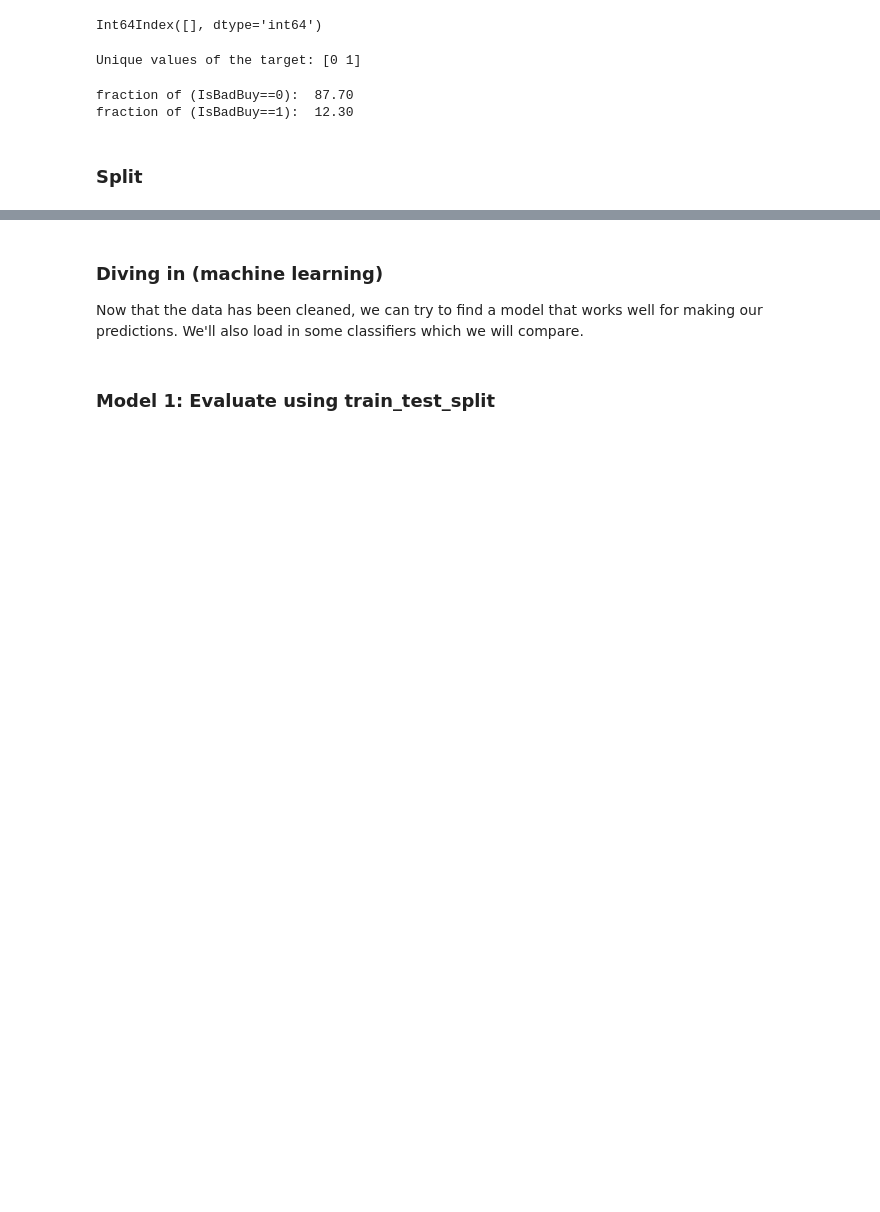
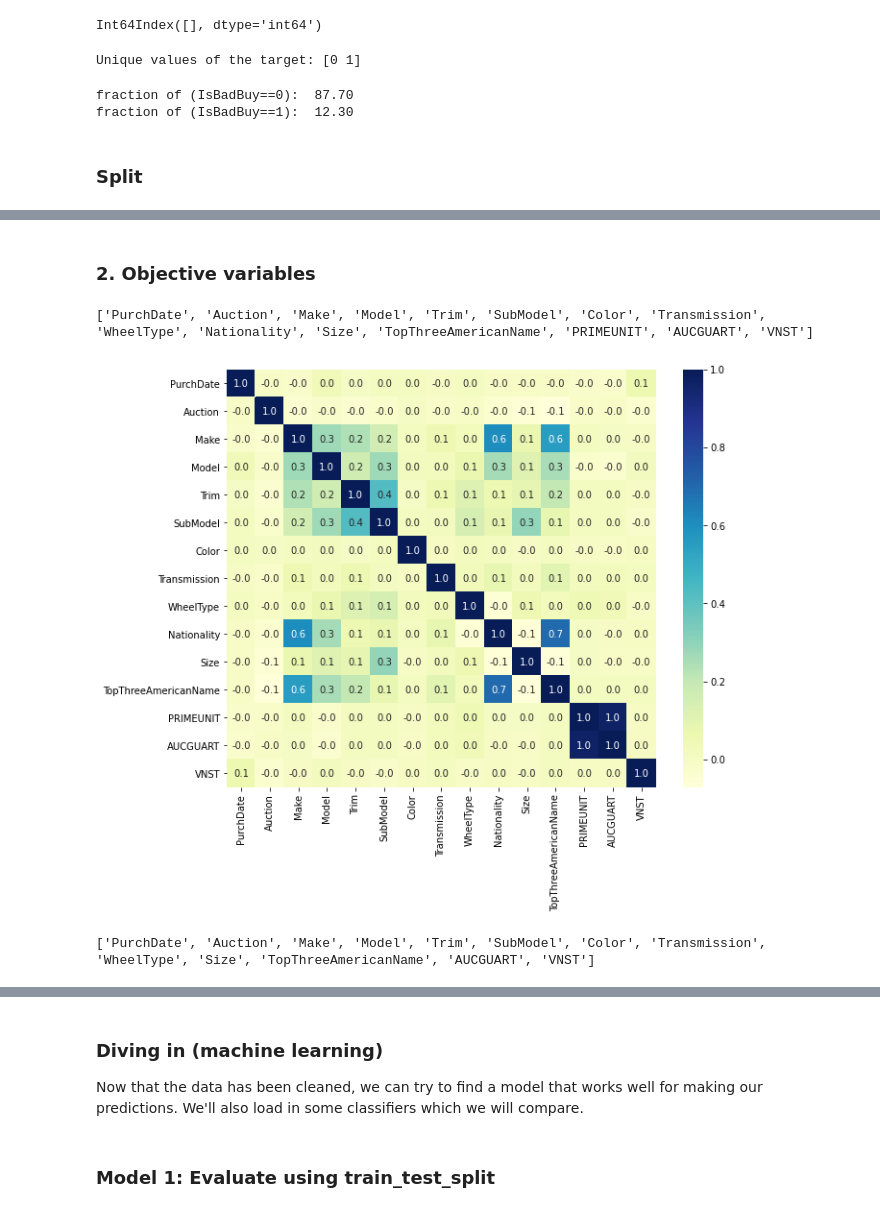
Before and after one commit to pchuy1906/AAA, a Jupyter notebook: Kaggle_Dont_Get_Kicked/Dont_Get_Kicked.ipynb, the cells around one changed output, grey strips where cells are left out. Saved outputs shown, nothing was run; the diff lists cells and outputs as text; code cells hidden in the pictures; blank space fills up the shorter version.

```diff
--- a/Kaggle_Dont_Get_Kicked/Dont_Get_Kicked.ipynb
+++ b/Kaggle_Dont_Get_Kicked/Dont_Get_Kicked.ipynb
@@ -132,0 +218,18 @@ The number of object features: 15
+# %%
+feature = "IsOnlineSale"
+can_drop.append(feature)
+train.drop(labels=feature, axis='columns', inplace=True)
+# %% [markdown]
+### 2. Objective variables
+# %%
+col_object = list(train.select_dtypes(include=['object']).columns)
+print (col_object)
+
+df = train[col_object]
+corr = df.apply(lambda x: x.factorize()[0]).corr()
+plt.figure(figsize = (10,8))
+sns.heatmap(corr, xticklabels = corr.columns, yticklabels = corr.columns, cmap="YlGnBu", annot=True, fmt=".1f")
+plt.show()
+# %% [output]
+['PurchDate', 'Auction', 'Make', 'Model', 'Trim', 'SubModel', 'Color', 'Transmission', 'WheelType', 'Nationality', 'Size', 'TopThreeAmericanName', 'PRIMEUNIT', 'AUCGUART', 'VNST']
+[figure, added]
@@ -132,0 +244,5 @@ The number of object features: 15
+# %%
+col_object = list(train.select_dtypes(include=['object']).columns)
+print (col_object)
+# %% [output]
+['PurchDate', 'Auction', 'Make', 'Model', 'Trim', 'SubModel', 'Color', 'Transmission', 'WheelType', 'Size', 'TopThreeAmericanName', 'AUCGUART', 'VNST']
```
Also changed, not shown: parts of 77 cells of this notebook.
